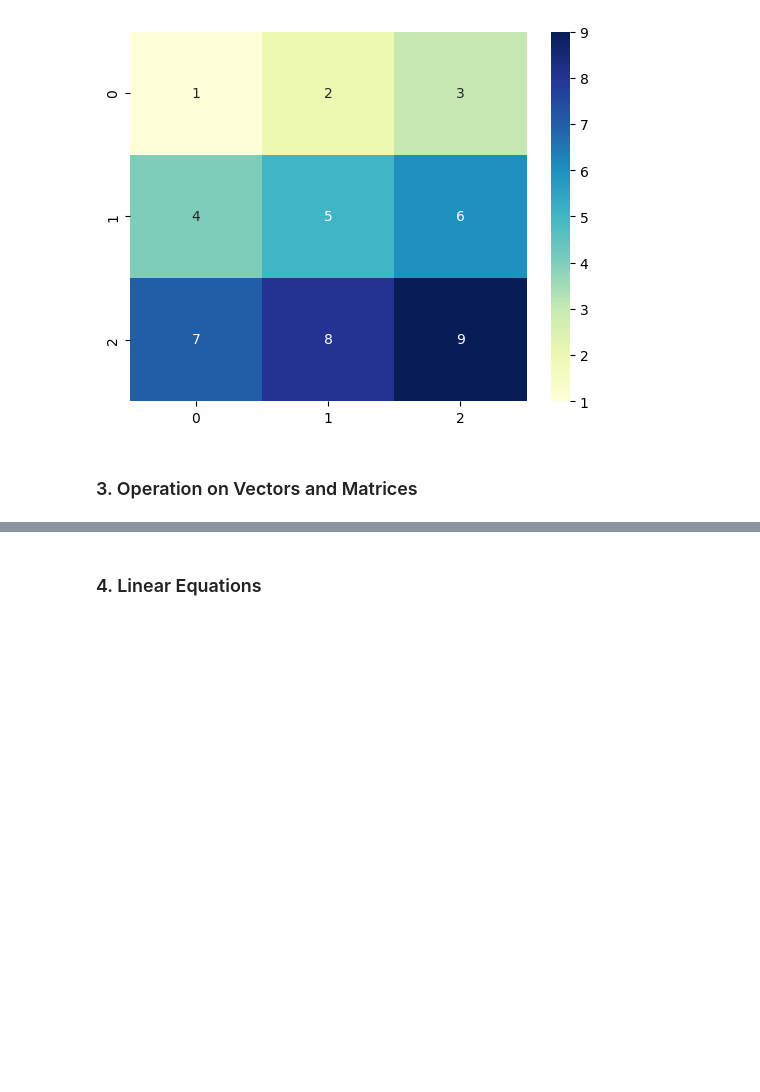
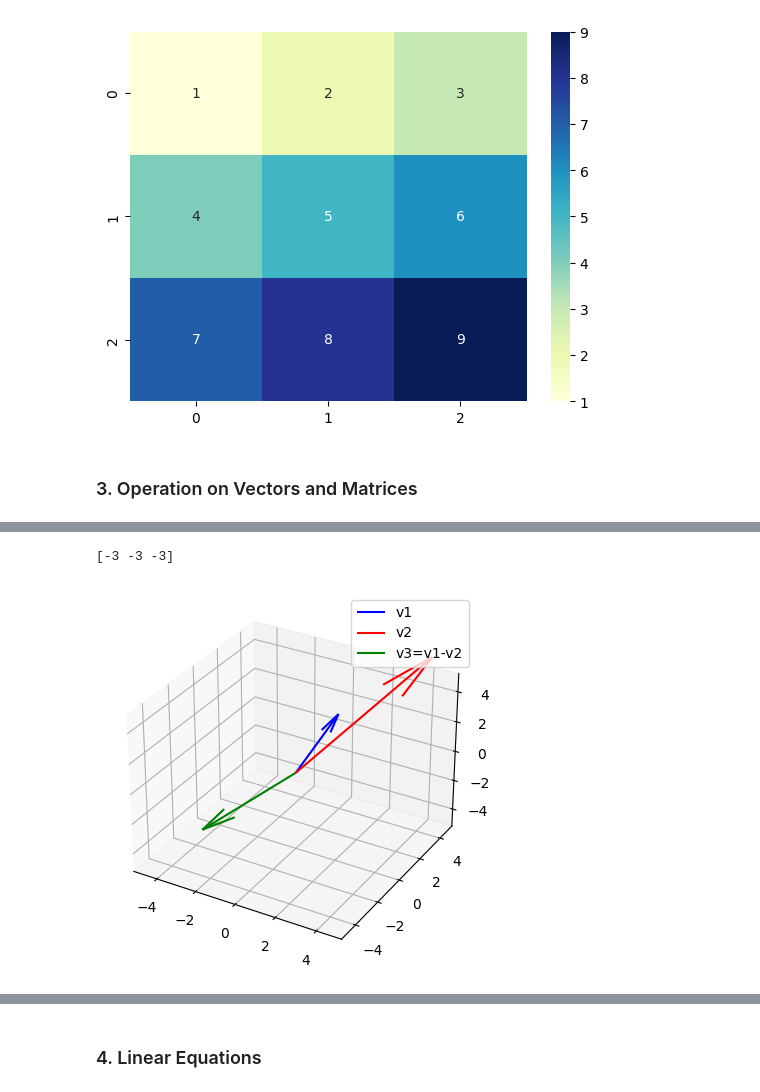
Before and after one commit to natapone/learning_ai_by_coding, a Jupyter notebook: 1-1_linear_algebra.ipynb, the cells around one changed output, grey strips where cells are left out. Drawn from its saved outputs; the diff is of its cells as text; code cells hidden in the pictures; blank space fills up the shorter version.

```diff
--- a/1-1_linear_algebra.ipynb
+++ b/1-1_linear_algebra.ipynb
@@ -572,0 +653,38 @@ plt.show()
+# %%
+v1 = np.array([1, 2, 3])
+v2 = np.array([4, 5, 6])
+
+v3 = v1 - v2
+print(v3)  # Output: array([-3, -3, -3])
+# %% [output]
+[-3 -3 -3]
+# %%
+import numpy as np
+import matplotlib.pyplot as plt
+from mpl_toolkits.mplot3d import Axes3D
+
+v1 = np.array([1, 2, 3])
+v2 = np.array([4, 5, 6])
+v3 = v1 - v2
+
+fig = plt.figure()
+
+# Create a 3D subplot
+ax = fig.add_subplot(111, projection='3d')
+
+# Add vectors v1, v2 and v3 to the plot
+ax.quiver(0, 0, 0, v1[0], v1[1], v1[2], color='b', label='v1')
+ax.quiver(0, 0, 0, v2[0], v2[1], v2[2], color='r', label='v2')
+ax.quiver(0, 0, 0, v3[0], v3[1], v3[2], color='g', label='v3=v1-v2')
+
+# Set the limits of the plot
+ax.set_xlim([-5, 5])
+ax.set_ylim([-5, 5])
+ax.set_zlim([-5, 5])
+
+plt.legend()
+
+# Show the plot
+plt.show()
+# %% [output]
+[figure, added]
```
Also changed, not shown: parts of 18 cells of this notebook.
